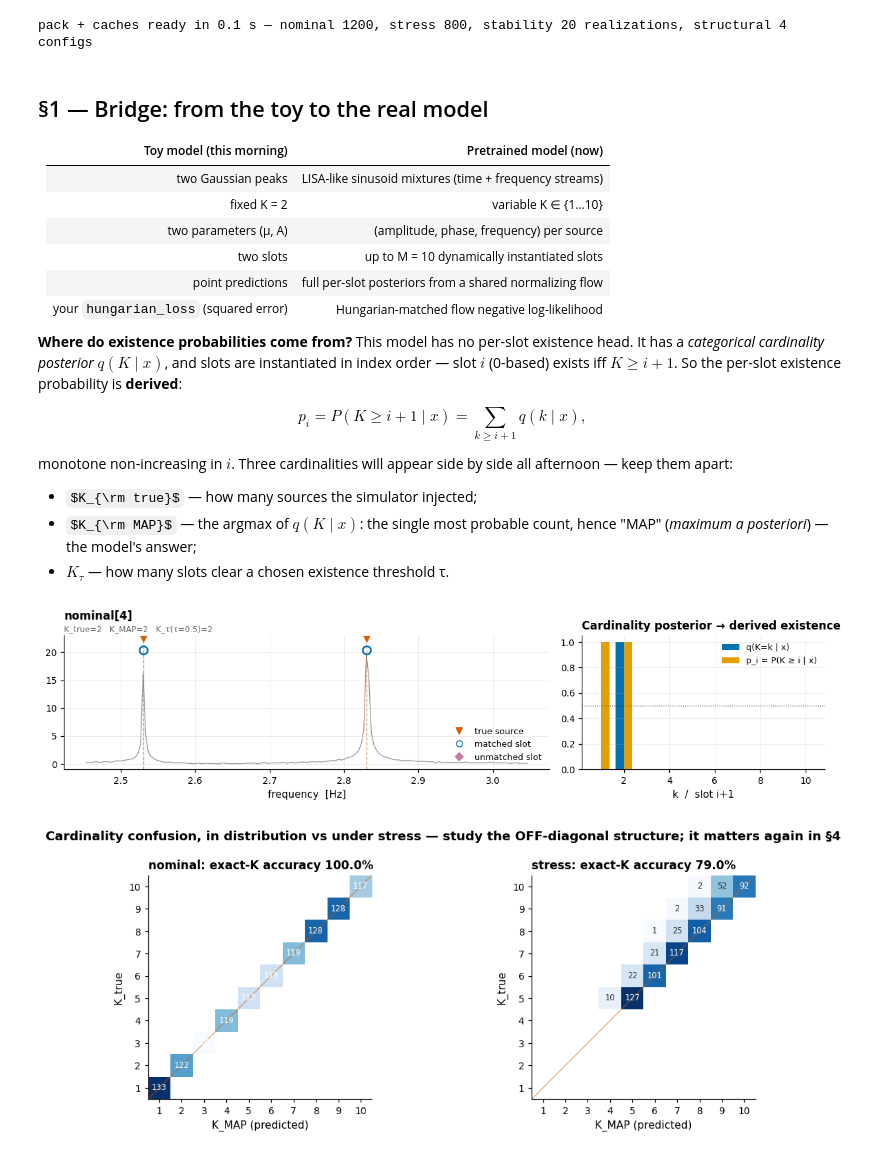
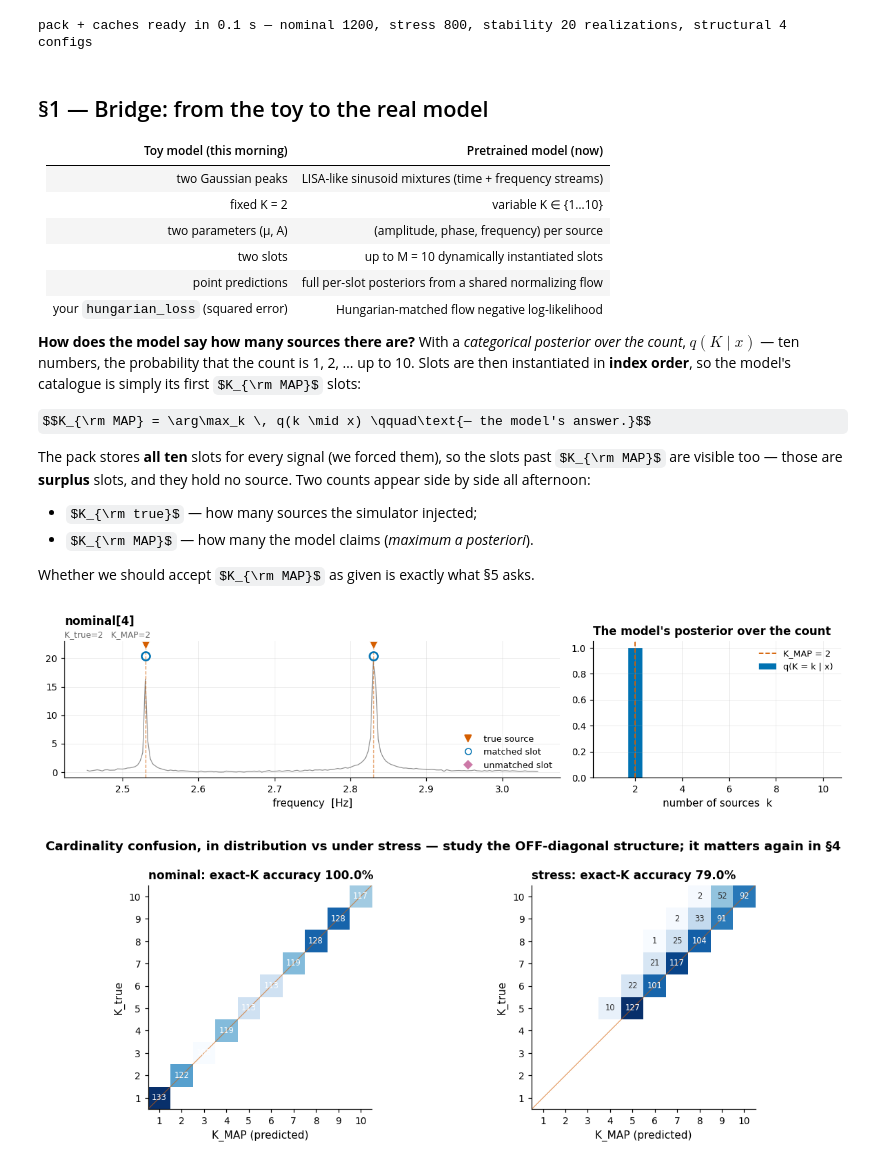
Before and after one commit to nhouba/slotflow-esa-workshop, a Jupyter notebook: slotflow_tutorial_2_solution.ipynb, the cells around one changed output. Saved outputs shown, nothing was run; the diff lists cells and outputs as text; code cells hidden in the pictures; some formulas as TeX source.

```diff
--- a/slotflow_tutorial_2_solution.ipynb
+++ b/slotflow_tutorial_2_solution.ipynb
@@ -92,47 +96,45 @@ pack + caches ready in 0.1 s — nominal 1200, stress 800, stability 20 realizat
 | point predictions | full per-slot posteriors from a shared normalizing flow |
 | your `hungarian_loss` (squared error) | Hungarian-matched flow negative log-likelihood |
 
-**Where do existence probabilities come from?** This model has no per-slot
-existence head. It has a *categorical cardinality posterior* $q(K\mid x)$,
-and slots are instantiated in index order — slot $i$ (0-based) exists iff
-$K \ge i{+}1$. So the per-slot existence probability is **derived**:
+**How does the model say how many sources there are?** With a *categorical
+posterior over the count*, $q(K \mid x)$ — ten numbers, the probability that
+the count is 1, 2, … up to 10. Slots are then instantiated in **index
+order**, so the model's catalogue is simply its first $K_{\rm MAP}$ slots:
 
-$$p_i = P(K \ge i{+}1 \mid x) = \sum_{k \ge i+1} q(k\mid x),$$
+$$K_{\rm MAP} = \arg\max_k \, q(k \mid x) \qquad\text{— the model's answer.}$$
 
-monotone non-increasing in $i$. Three cardinalities will appear side by
-side all afternoon — keep them apart:
+The pack stores **all ten** slots for every signal (we forced them), so the
+slots past $K_{\rm MAP}$ are visible too — those are **surplus** slots, and
+they hold no source. Two counts appear side by side all afternoon:
 
 * $K_{\rm true}$ — how many sources the simulator injected;
-* $K_{\rm MAP}$ — the argmax of $q(K\mid x)$: the single most probable
-  count, hence "MAP" (*maximum a posteriori*) — the model's answer;
-* $K_{\tau}$ — how many slots clear a chosen existence threshold τ.
+* $K_{\rm MAP}$ — how many the model claims (*maximum a posteriori*).
+
+Whether we should accept $K_{\rm MAP}$ as given is exactly what §5 asks.
 # %%
 # --- One signal, everything the model said about it -------------------------
 # What: pick one in-distribution test signal (i = 4 — try others!) and show
 #   LEFT:  what the model READ (the spectrum, from pack["nominal_spec"]) with
 #          the true sources (dashed) and the slots it activated (top strip);
 #   RIGHT: what the model ANSWERED — its cardinality posterior q(K|x)
-#          (pack["nominal_q_k"]) and the per-slot existence p_i derived
-#          from it by the formula above.
+#          (pack["nominal_q_k"]), with its argmax K_MAP marked.
 # Data: precomputed pack arrays; the helper show_signal is in t2_helpers.py.
-# Look for: q(K|x) is a sharp spike at the true K; p_i is its running tail —
-#   a "staircase" that drops from 1 to 0 exactly after the last real slot.
+# Look for: q(K|x) is a sharp spike at the true K, and the model claims
+#   exactly that many slots — the ones drawn in the strip on the left.
 i = 4
 fig, (ax0, ax1) = plt.subplots(1, 2, figsize=(11, 2.9),
                                gridspec_kw={"width_ratios": [2, 1]})
 show_signal("nominal", i, ax=ax0, legend=True)
 q = pack["nominal_q_k"][i]
-p = EX["nominal"][i]
-ax1.bar(np.arange(1, M + 1) - 0.18, q, width=0.36, color=C["pred"],
-        label="q(K=k | x)")
-ax1.bar(np.arange(1, M + 1) + 0.18, p, width=0.36, color=C["gold"],
-        label="p_i = P(K ≥ i | x)")
-ax1.axhline(0.5, color=C["ink"], lw=0.8, ls=":")
-ax1.set_xlabel("k  /  slot i+1"); ax1.legend()
-title2(ax1, "Cardinality posterior → derived existence")
+kmap = int(pack["nominal_k_pred"][i])
+ax1.bar(np.arange(1, M + 1), q, width=0.6, color=C["pred"],
+        label="q(K = k | x)")
+ax1.axvline(kmap, color=C["truth"], ls="--", lw=1.2, label=f"K_MAP = {kmap}")
+ax1.set_xlabel("number of sources  k"); ax1.set_ylim(0, 1.05); ax1.legend()
+title2(ax1, "The model's posterior over the count")
 plt.tight_layout()
 # %% [output]
-[figure, old version]
+[figure, new version]
 # %%
 # --- Meet the model: how well does it COUNT, in vs out of distribution? ---
 # What: aggregate the SAME two pack arrays over ALL signals — K_true (what
```
Also changed, not shown: parts of 21 cells of this notebook, 12 other files.
